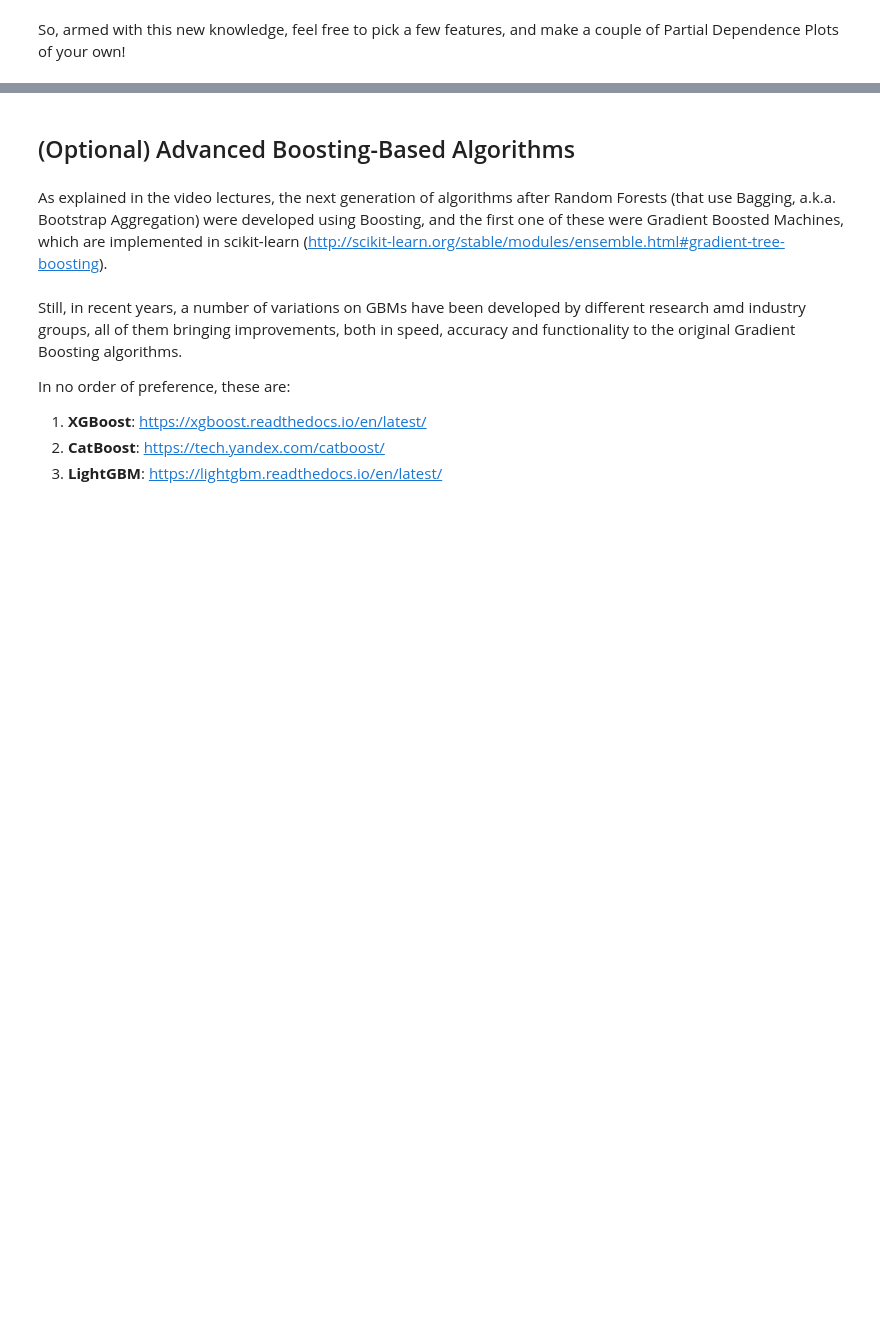
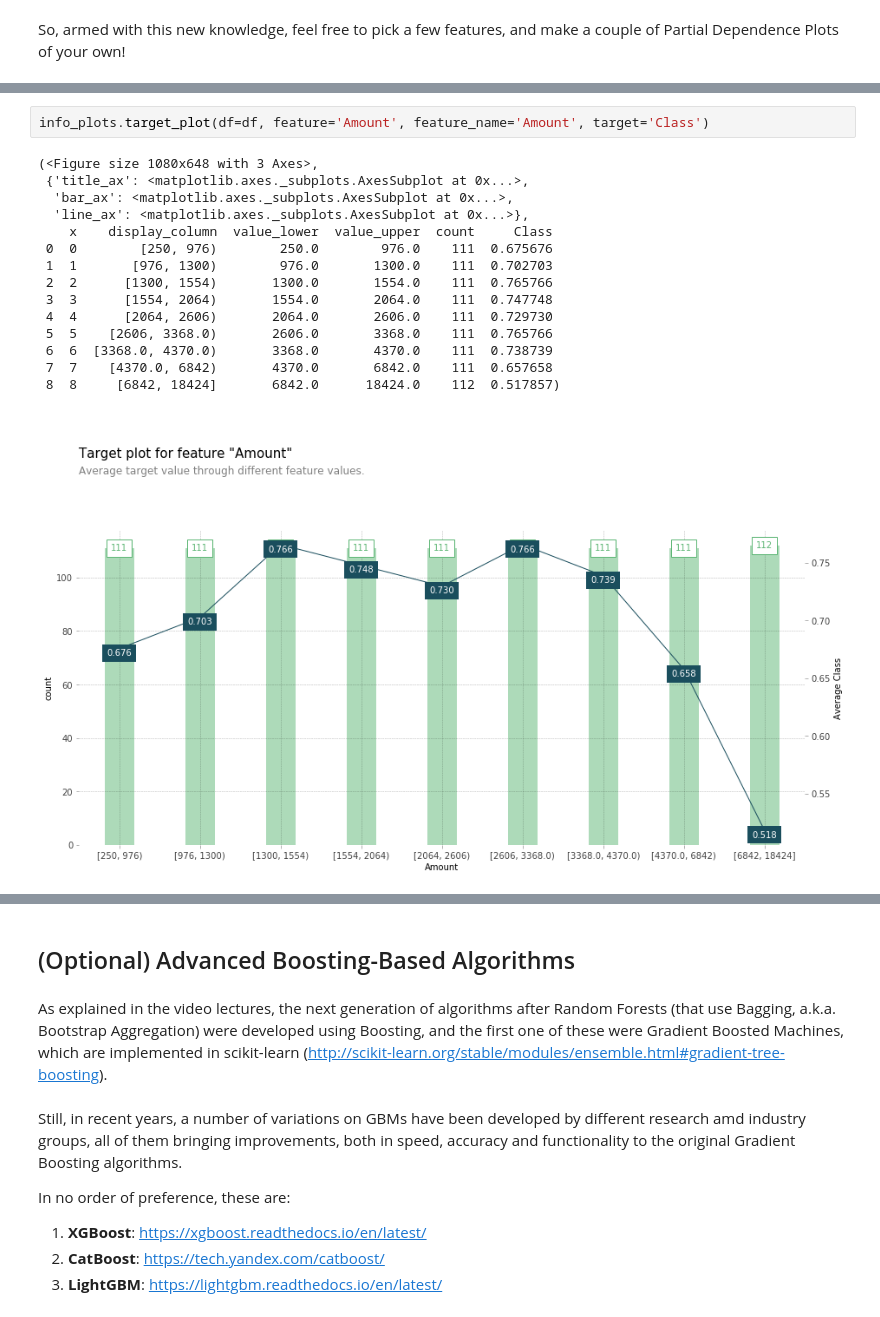
Before and after one commit to zzc01/mec-mini-projects, a Jupyter notebook: mec-13.5.1-tree-based-algorithms-mini-project/Mini_Project_Tree-Based_Algorithms.ipynb, the cells around one changed output, grey strips where cells are left out. Saved outputs shown, nothing was run; the diff lists cells and outputs as text; blank space fills up the shorter version.

```diff
--- a/mec-13.5.1-tree-based-algorithms-mini-project/Mini_Project_Tree-Based_Algorithms.ipynb
+++ b/mec-13.5.1-tree-based-algorithms-mini-project/Mini_Project_Tree-Based_Algorithms.ipynb
@@ -488,0 +643,18 @@ So, armed with this new knowledge, feel free to pick a few features, and make a
+# %%
+info_plots.target_plot(df=df, feature='Amount', feature_name='Amount', target='Class')
+# %% [output]
+(<Figure size 1080x648 with 3 Axes>,
+ {'title_ax': <matplotlib.axes._subplots.AxesSubplot at 0x...>,
+  'bar_ax': <matplotlib.axes._subplots.AxesSubplot at 0x...>,
+  'line_ax': <matplotlib.axes._subplots.AxesSubplot at 0x...>},
+    x    display_column  value_lower  value_upper  count     Class
+ 0  0        [250, 976)        250.0        976.0    111  0.675676
+ 1  1       [976, 1300)        976.0       1300.0    111  0.702703
+ 2  2      [1300, 1554)       1300.0       1554.0    111  0.765766
+ 3  3      [1554, 2064)       1554.0       2064.0    111  0.747748
+ 4  4      [2064, 2606)       2064.0       2606.0    111  0.729730
+ 5  5    [2606, 3368.0)       2606.0       3368.0    111  0.765766
+ 6  6  [3368.0, 4370.0)       3368.0       4370.0    111  0.738739
+ 7  7    [4370.0, 6842)       4370.0       6842.0    111  0.657658
+ 8  8     [6842, 18424]       6842.0      18424.0    112  0.517857)
+[figure, added]
```
Also changed, not shown: parts of 39 cells of this notebook.
